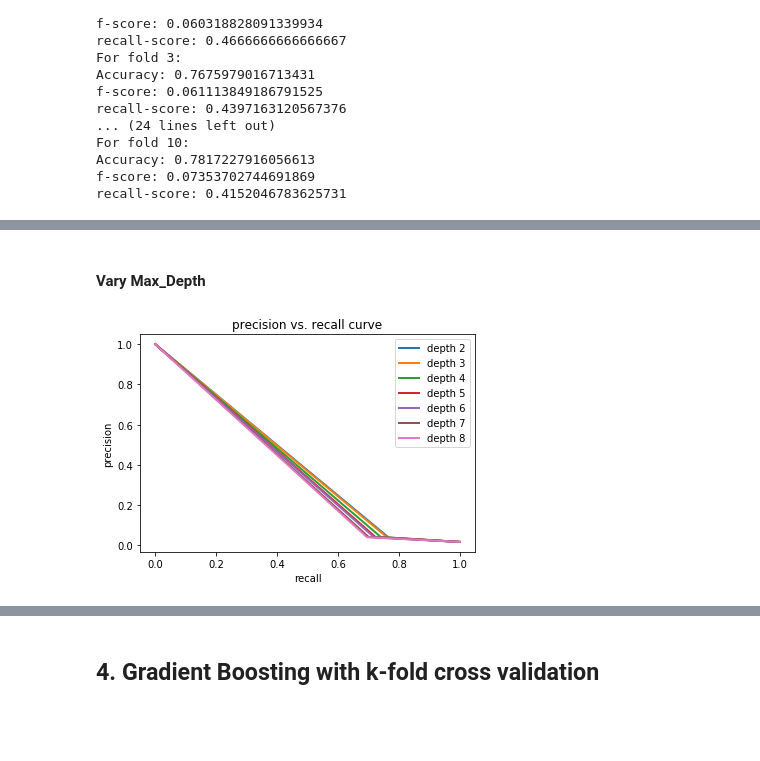
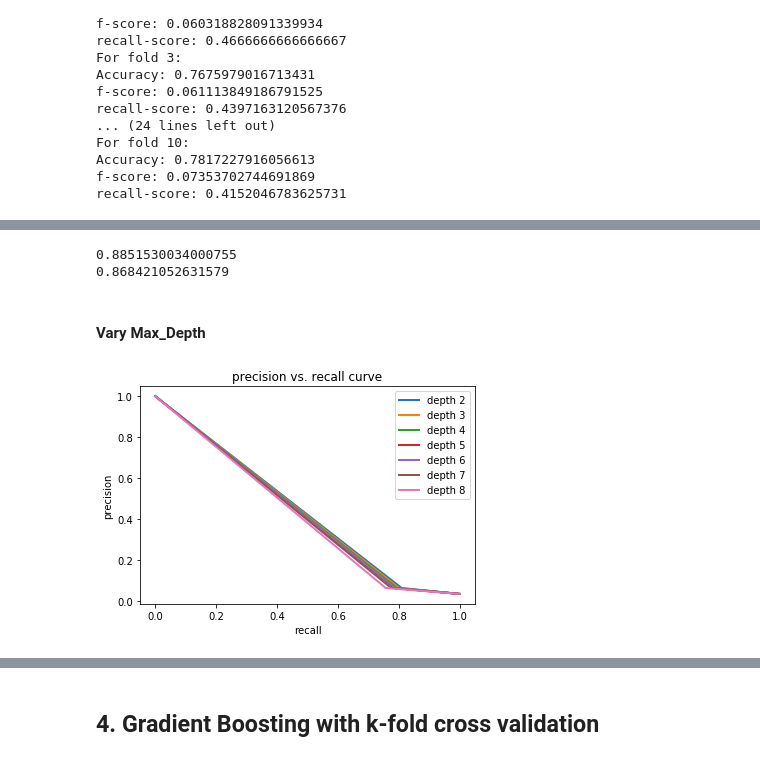
Before and after one commit to anthfm/TranscriptML, a Jupyter notebook: RF_classifier.ipynb, the cells around one changed output, grey strips where cells are left out. Saved outputs shown, nothing was run; the diff lists cells and outputs as text; code cells hidden in the pictures; blank space fills up the shorter version.

```diff
--- a/RF_classifier.ipynb
+++ b/RF_classifier.ipynb
@@ -231,10 +394,10 @@ plt.show()
 precision = []
 recall = []
 f1 = []
-
-trees = [50,100,200,300,400,500]
-for i in trees:
-    brf = BalancedRandomForestClassifier(n_estimators=i, random_state=42)
+k_fold = KFold(n_splits=5, random_state=42, shuffle=True)
+md = [2,3,4,5,6]
+for i in md:
+    brf = BalancedRandomForestClassifier(n_estimators=100, random_state=42, max_depth=i)
     brf_pred = cross_val_predict(brf, x1, y1, cv=k_fold, n_jobs=3, pre_dispatch=6)
     f1_s = f1_score(y1, brf_pred, pos_label="YES")
     recall_s = recall_score(y1, brf_pred, pos_label="YES")
@@ -345,16 +499,0 @@ pd.DataFrame(conf_wrf, index=labels, columns=labels)
-# %%
-precision = []
-recall = []
-f1 = []
-
-weight = []
-
-for i in weight:
-    wrf = RandomForestClassifier(n_estimators=100, random_state=42, class_weight={"NO": 1, "YES": i})
-    wrf_pred = cross_val_predict(wrf, x1, y1, cv=sk_fold, n_jobs=3, pre_dispatch=6)
-    f1_s = f1_score(y1, wrf_pred, pos_label="YES")
-    recall_s = recall_score(y1, wrf_pred, pos_label="YES")
-    precision_s = precision_score(y1, wrf_pred, pos_label="YES")
-    f1.append(f1_s)
-    recall.append(recall_s)
-    precision.append(precision_s)
@@ -398,9 +553,10 @@ Accuracy: 0.7817227916056613
 f-score: 0.07353702744691869
 recall-score: 0.4152046783625731
 # %%
-kf_2 = KFold(n_splits=10, shuffle=True)
+kf_2 = KFold(n_splits=5, shuffle=True)
+sk_fold2 = StratifiedKFold(n_splits=5, random_state=42, shuffle=True)
 imba_pipeline = make_pipeline(SMOTE(random_state=42),
-                              RandomForestClassifier(n_estimators=200, random_state=13, max_depth=2))
+                              RandomForestClassifier(n_estimators=100, random_state=13))
 # %%
 smote_score = cross_val_score(imba_pipeline, x1, y1, cv=kf_2)
 # %%
@@ -410,5 +566,5 @@ Accuracy: 67.91%
 # %%
-smote_score_pred = cross_val_predict(imba_pipeline, x1, y1, cv=kf_2, n_jobs=3, pre_dispatch=6)
+smote_score_pred = cross_val_predict(imba_pipeline, x1, y1, cv=sk_fold2, n_jobs=3, pre_dispatch=6)
 # %%
 accuracy = accuracy_score(y1, smote_score_pred)
 labels = np.unique(y1)
@@ -421,38 +577,44 @@ pd.DataFrame(smote_mat, index=labels, columns=labels)
+# %%
+print(recall_score(y1, smote_score_pred, pos_label="YES"))
+print(precision_score(y1, smote_score_pred, pos_label="YES"))
+# %% [output]
+0.8851530034000755
+0.868421052631579
 # %% [markdown]
 #### Vary Max_Depth
 # %%
 precision = dict()
 recall = dict()
 
 p = []
 r = []
 f = []
 kf_2 = KFold(n_splits=5, shuffle=False)
 
 for i in range(2,9):
     imba_pipeline = make_pipeline(SMOTE(random_state=42),
-                              RandomForestClassifier(n_estimators=100, random_state=13, max_depth=i))
+                              RandomForestClassifier(n_estimators=50, random_state=13, max_depth=i))
     smote_score_pred = cross_val_predict(imba_pipeline, x1, y1, cv=kf_2, n_jobs=3, pre_dispatch=6)
     y2 = np.where(y1 =="YES", True, False)
     smote_score_pred2 = np.where(smote_score_pred =="YES", True, False)
 
     f1_s = f1_score(y1, smote_score_pred, pos_label="YES")
     recall_s = recall_score(y1, smote_score_pred, pos_label="YES")
     precision_s = precision_score(y1, smote_score_pred, pos_label="YES")
     f.append(f1_s)
     r.append(recall_s)
     p.append(precision_s)
 
     precision[i], recall[i], _ = precision_recall_curve(y2, smote_score_pred2)
     plt.plot(recall[i], precision[i], lw=2, label='depth {}'.format(i))
 
 plt.xlabel("recall")
 plt.ylabel("precision")
 plt.legend(loc="best")
 plt.title("precision vs. recall curve")
 plt.show()
 # %% [output]
-[figure, old version]
+[figure, new version]
 # %%
 data = {'Precision':p, 'Recall':r, "F1":f}
 # %%
```
Also changed, not shown: parts of 104 cells of this notebook.
